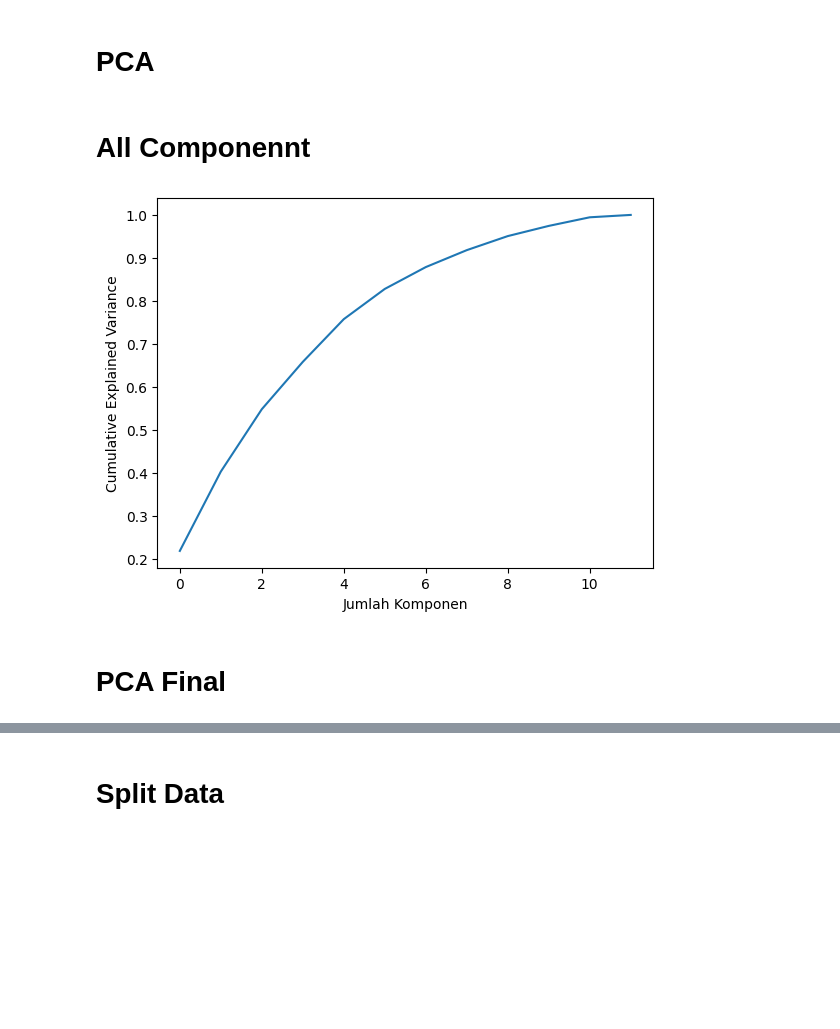
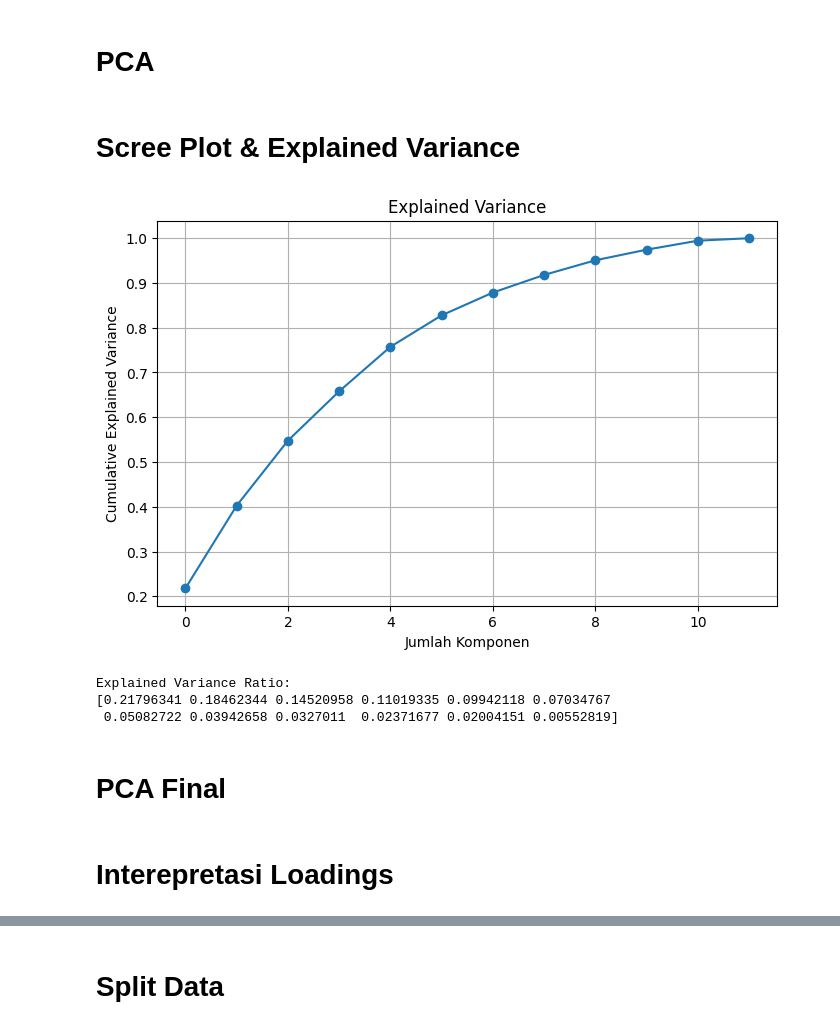
Before and after one commit to yowxy/Analyst-Principal-Component-Regresion-PCR-, a Jupyter notebook: index.ipynb, the cells around one changed output, grey strips where cells are left out. Cells and saved outputs as stored; diff of their text form; code cells hidden in the pictures; blank space fills up the shorter version.

Commit message:
feat: finsih (add interpretasi and some chart)

```diff
--- a/index.ipynb
+++ b/index.ipynb
@@ -96,19 +86,30 @@ plt.show()
 # %%
 pca = PCA()
 x_pca =  pca.fit_transform(x_scaled)
-# %% [markdown]
-# All Componennt
-# %%
-import numpy as np
-
-plt.plot(np.cumsum(pca.explained_variance_ratio_))
-plt.xlabel("Jumlah Komponen")
-plt.ylabel("Cumulative Explained Variance")
-plt.show()
-# %% [output]
-[figure, removed]
+# %% [markdown]
+# Scree Plot & Explained Variance
+# %%
+import numpy as np
+
+plt.figure(figsize=(8,5))
+plt.plot(np.cumsum(pca.explained_variance_ratio_), marker='o')
+plt.xlabel("Jumlah Komponen")
+plt.ylabel("Cumulative Explained Variance")
+plt.title("Explained Variance")
+plt.grid()
+plt.show()
+
+print("Explained Variance Ratio:")
+print(pca.explained_variance_ratio_)
+# %% [output]
+[figure, new version]
+Explained Variance Ratio:
+[0.21796341 0.18462344 0.14520958 0.11019335 0.09942118 0.07034767
+ 0.05082722 0.03942658 0.0327011  0.02371677 0.02004151 0.00552819]
 # %% [markdown]
 # PCA Final
 # %%
 pca =  PCA(n_components=3)
 x_pca =  pca.fit_transform(x_scaled)
+# %% [markdown]
+# Interepretasi Loadings
```
Also changed, not shown: parts of 7 cells of this notebook.
